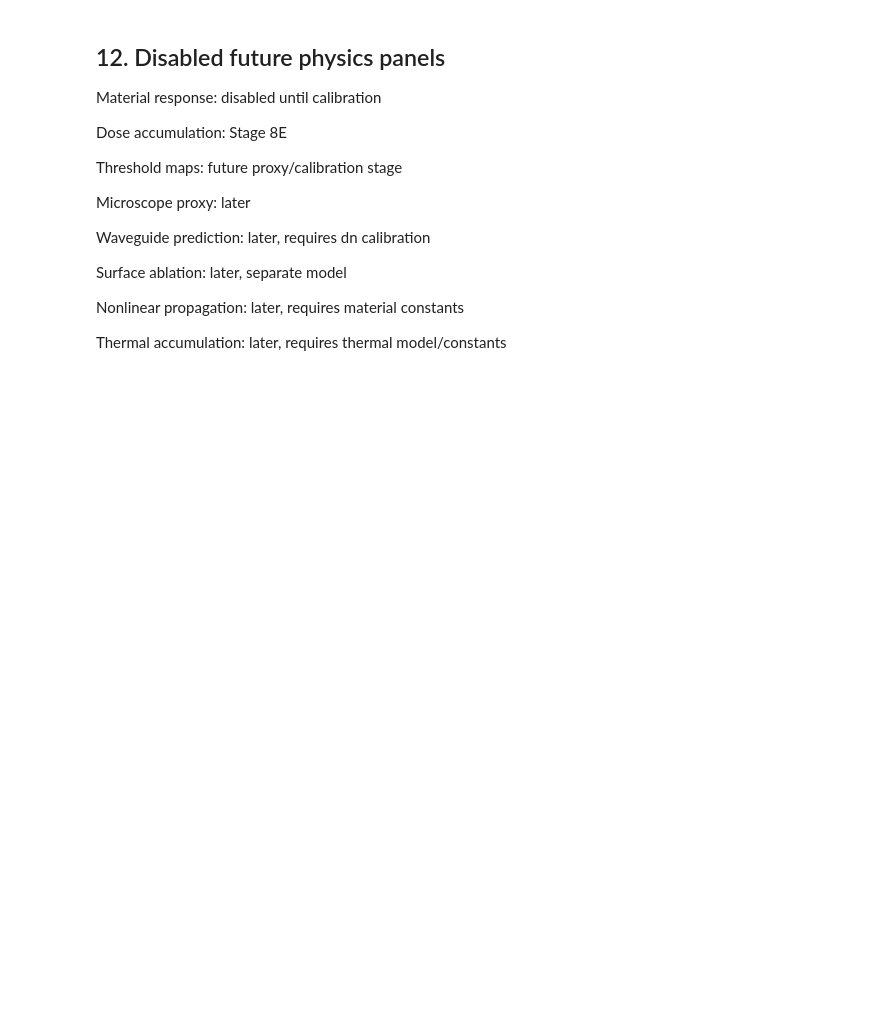
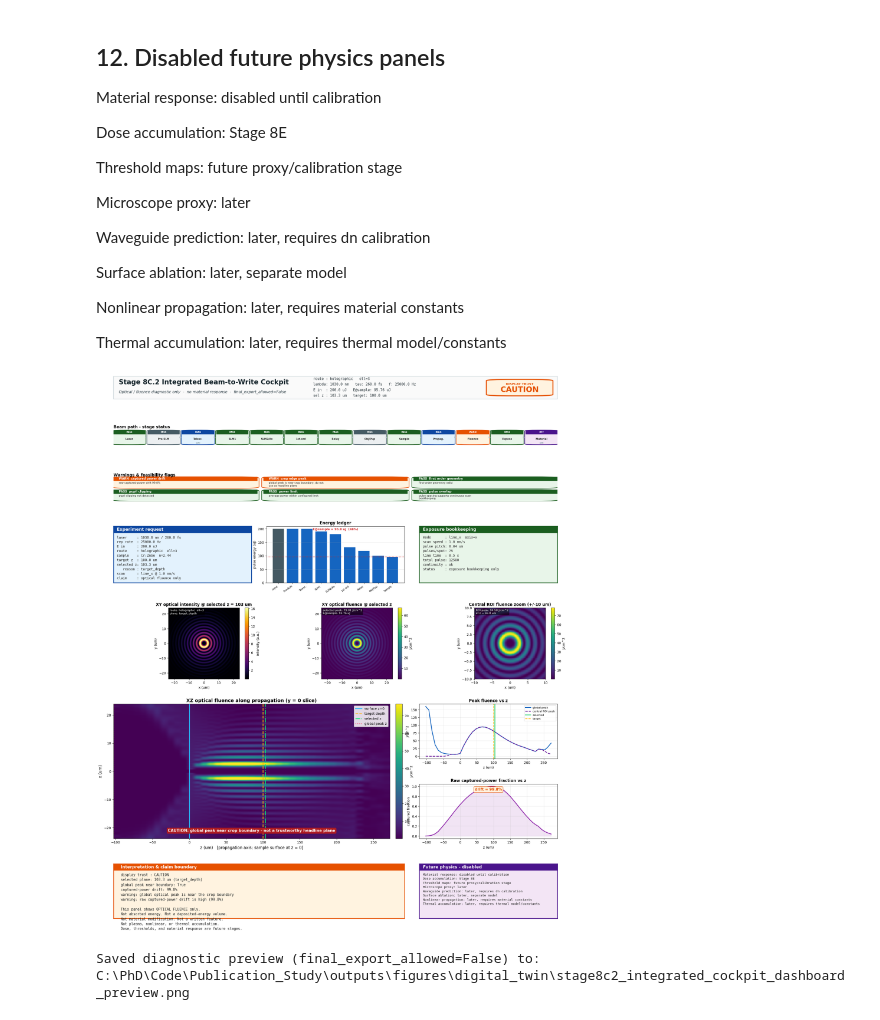
Before and after one commit to SamuelMcKena/phd-structured-beam-study, a Jupyter notebook: notebooks/digital_twin/00_full_beam_to_write_cockpit_MVP.ipynb, the cells around one changed output. Cells and saved outputs as stored; diff of their text form; code cells hidden in the pictures; blank space fills up the shorter version.

```diff
--- a/notebooks/digital_twin/00_full_beam_to_write_cockpit_MVP.ipynb
+++ b/notebooks/digital_twin/00_full_beam_to_write_cockpit_MVP.ipynb
@@ -404,28 +563,33 @@ Thermal accumulation: later, requires thermal model/constants
 # %%
 # ============================================================
 # FINAL VISUAL CHECK - confirm the dashboard rendered and save a diagnostic preview
 # ============================================================
 from IPython.display import display
 import matplotlib.pyplot as plt
 
 assert "fig" in globals() and fig is not None, "Cockpit dashboard figure was not created."
 assert fig.stage8c2_metadata["final_export_allowed"] is False, "Dashboard must be diagnostic only."
 
-# Show the dashboard again so there is no ambiguity about visible output.
+# Show the dashboard again (single inline copy).
 display(fig)
 plt.show()
 
 preview_path = _root / "outputs" / "figures" / "digital_twin" / "stage8c2_integrated_cockpit_dashboard_preview.png"
 # A diagnostic preview (final_export_allowed=False) is saved only with caveats on and only for a
 # real/governed field - never for a unit_test_or_demo_only field.
 if show_caveats and stack.source_status != "unit_test_or_demo_only":
-    plot_integrated_cockpit_dashboard(
+    _saved = plot_integrated_cockpit_dashboard(
         stack, fluence_stack, controls=controls, energy_ledger=ledger,
         exposure_summary=exposure_summary, lab_report=lab_report, diagnostics=diagnostics,
         output_path=preview_path, show_caveats=show_caveats, dpi=figure_dpi,
         display_scaling=display_scaling, display_percentile_clip=display_percentile_clip,
     )
+    plt.close(_saved)
     print("Saved diagnostic preview (final_export_allowed=False) to:")
     print(preview_path)
 else:
     print("Preview not saved (needs show_caveats=True and a real/governed field).")
+# %% [output]
+[figure, added]
+Saved diagnostic preview (final_export_allowed=False) to:
+C:\PhD\Code\Publication_Study\outputs\figures\digital_twin\stage8c2_integrated_cockpit_dashboard_preview.png
```
Also changed, not shown: parts of 11 cells of this notebook, 1 other file.
